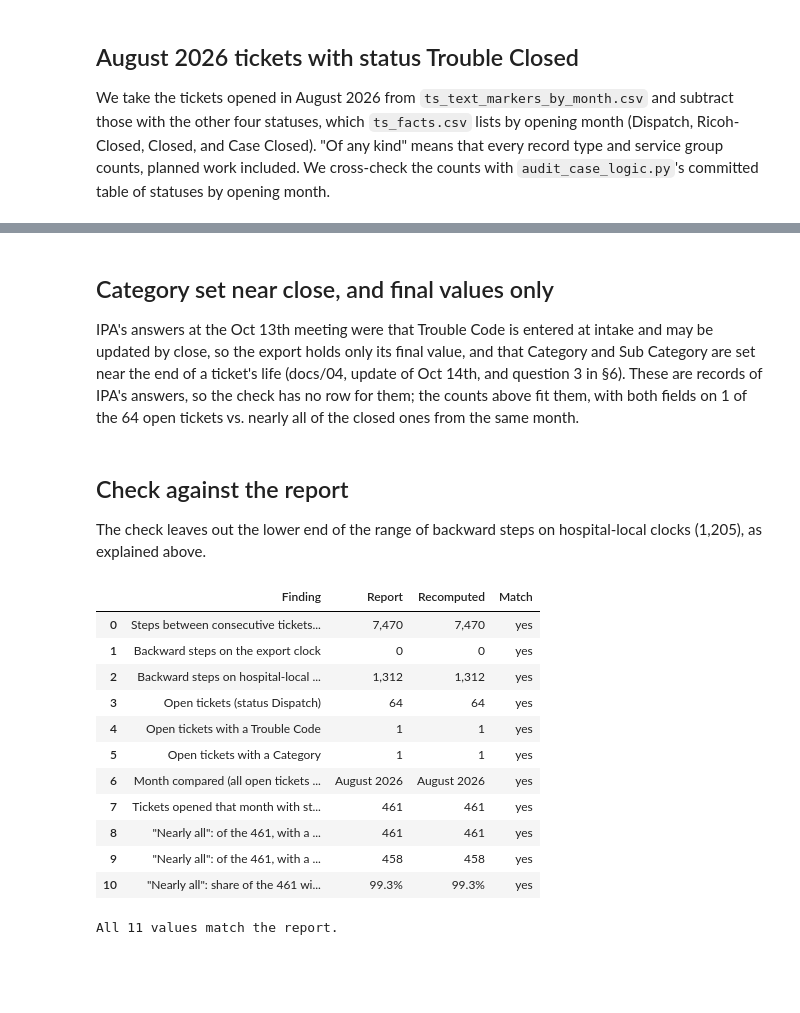
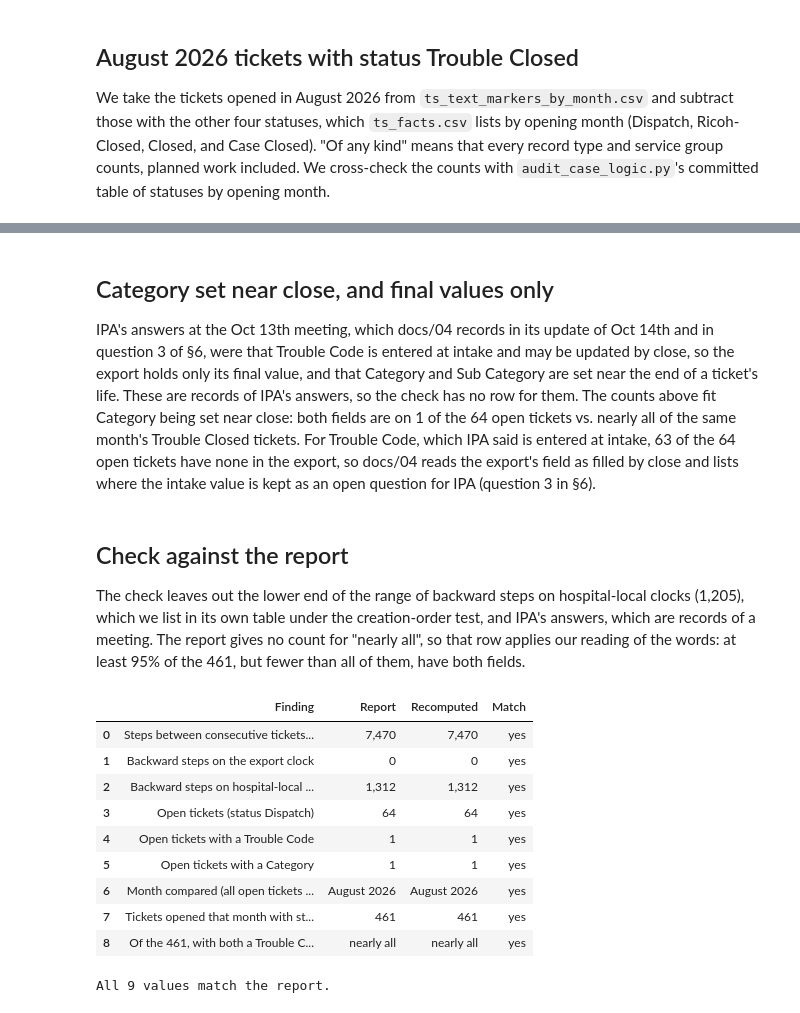
Before and after one commit to zach-yaninek/analytics-lab, a Jupyter notebook: notebooks/05_ticket_clock_and_fields.ipynb, the cells around one changed output, grey strips where cells are left out. Drawn from its saved outputs; the diff is of its cells as text; code cells hidden in the pictures; blank space fills up the shorter version.

```diff
--- a/notebooks/05_ticket_clock_and_fields.ipynb
+++ b/notebooks/05_ticket_clock_and_fields.ipynb
@@ -71,9 +80,16 @@ print(f'{n_tickets:,} tickets opened from {tickets_by_month.index[0]} to {ticket
 order = R.read_csv(OUT, 'case_order_steps.csv')
 export, local = order.iloc[0], order.iloc[1:]
 assert export.clock == 'export clock, as recorded' and export.steps == n_steps and (local.steps == n_steps).all()
-primary = local[local.clock.str.startswith('shown locally') & local.zone_map.str.startswith('state + ZIP3')].iloc[0]
+shown = local[local.clock.str.startswith('shown locally')]  # each recorded time as its hospital's zone would show it
+read_local = local[local.clock.str.startswith('read as local')]  # each recorded time read as local, moved to Eastern
+assert len(shown) == len(read_local) == 2 and len(shown) + len(read_local) == len(local)
+primary = shown[shown.zone_map.str.startswith('state + ZIP3')].iloc[0]  # timestamp_semantics.py's map
+upper = shown.backward.max()
+assert primary.backward == upper  # the upper end of the range is the count on timestamp_semantics.py's map
+assert (local.backward > 1200).all()  # docs/04 §2.1: more than 1,200 backward steps on hospital-local clocks
 print(f'Export clock: {export.backward} of {export.steps:,} steps go backwards, and {export.ties} stay in the same '
-      f'minute. Hospital-local clocks: {R.span(local.backward.min(), local.backward.max())} backward steps, '
-      f"{primary.backward:,} on timestamp_semantics.py's map with each time shown locally.")
+      f'minute.')
+print(f'Shown locally: {R.span(shown.backward.min(), upper)} backward steps, {primary.backward:,} on '
+      f"timestamp_semantics.py's map. Read as local: {R.span(read_local.backward.min(), read_local.backward.max())}.")
 order
 # %% [output]
@@ -242,0 +282,22 @@ nearly
+# %%
+NEARLY_ALL = 0.95  # our reading of "nearly all": at least 95%, but fewer than all
+
+
+def how_many(count, total):
+    """The report's words for how many of a group have both fields: 'all', 'nearly all', or the count."""
+    if count == total:
+        return 'all'
+    if count >= NEARLY_ALL * total:
+        return 'nearly all'
+    return f'{count} of {total}'
+
+
+aug_both_words = how_many(aug_both, n_aug_closed)
+docs04 = pd.DataFrame([
+    ('Of the 461, with a Trouble Code (docs/04 §1 and §5)', '461 of 461', f'{aug_code} of {n_aug_closed}'),
+    ('Of the 461, with a Category (docs/04 §5)', '99.3%', R.pct(aug_category_share, 1)),
+], columns=['Finding', 'docs/04', 'Recomputed'])
+docs04['Match'] = (docs04['docs/04'] == docs04['Recomputed']).map({True: 'yes', False: 'NO'})
+print(f'Of the {n_aug_closed}, {aug_both} have both fields: {aug_both_words}.')
+assert (docs04.Match == 'yes').all(), "a recomputed count differs from docs/04's"
+docs04
@@ -243,36 +309,32 @@ nearly
 # %% [markdown]
 ## Category set near close, and final values only
 
-IPA's answers at the Oct 13th meeting were that Trouble Code is entered at intake and may be updated by close, so the export holds only its final value, and that Category and Sub Category are set near the end of a ticket's life (docs/04, update of Oct 14th, and question 3 in §6). These are records of IPA's answers, so the check has no row for them; the counts above fit them, with both fields on 1 of the 64 open tickets vs. nearly all of the closed ones from the same month.
+IPA's answers at the Oct 13th meeting, which docs/04 records in its update of Oct 14th and in question 3 of §6, were that Trouble Code is entered at intake and may be updated by close, so the export holds only its final value, and that Category and Sub Category are set near the end of a ticket's life. These are records of IPA's answers, so the check has no row for them. The counts above fit Category being set near close: both fields are on 1 of the 64 open tickets vs. nearly all of the same month's Trouble Closed tickets. For Trouble Code, which IPA said is entered at intake, 63 of the 64 open tickets have none in the export, so docs/04 reads the export's field as filled by close and lists where the intake value is kept as an open question for IPA (question 3 in §6).
 # %% [markdown]
 ## Check against the report
 
-The check leaves out the lower end of the range of backward steps on hospital-local clocks (1,205), as explained above.
+The check leaves out the lower end of the range of backward steps on hospital-local clocks (1,205), which we list in its own table under the creation-order test, and IPA's answers, which are records of a meeting. The report gives no count for "nearly all", so that row applies our reading of the words: at least 95% of the 461, but fewer than all of them, have both fields.
 # %%
 R.check([
     ('Steps between consecutive tickets in case-number order', '7,470', R.num(n_steps)),
     ('Backward steps on the export clock', '0', R.num(export.backward)),
-    ('Backward steps on hospital-local clocks, upper end', '1,312', R.num(local.backward.max())),
+    ('Backward steps on hospital-local clocks, upper end', '1,312', R.num(upper)),
     ('Open tickets (status Dispatch)', '64', R.num(n_open)),
     ('Open tickets with a Trouble Code', '1', R.num(open_code)),
     ('Open tickets with a Category', '1', R.num(open_category)),
     ('Month compared (all open tickets were opened in it)', 'August 2026', month_label),
     ('Tickets opened that month with status Trouble Closed', '461', R.num(n_aug_closed)),
-    ('"Nearly all": of the 461, with a Trouble Code', '461', R.num(aug_code)),
-    ('"Nearly all": of the 461, with a Category', '458', R.num(aug_category)),
-    ('"Nearly all": share of the 461 with a Category', '99.3%', R.pct(aug_category_share, 1)),
+    ('Of the 461, with both a Trouble Code and a Category', 'nearly all', aug_both_words),
 ]);
 # %% [output]
 |  | Finding | Report | Recomputed | Match |
 | 0 | Steps between consecutive tickets... | 7,470 | 7,470 | yes |
 | 1 | Backward steps on the export clock | 0 | 0 | yes |
 | 2 | Backward steps on hospital-local ... | 1,312 | 1,312 | yes |
 | 3 | Open tickets (status Dispatch) | 64 | 64 | yes |
 | 4 | Open tickets with a Trouble Code | 1 | 1 | yes |
 | 5 | Open tickets with a Category | 1 | 1 | yes |
 | 6 | Month compared (all open tickets ... | August 2026 | August 2026 | yes |
 | 7 | Tickets opened that month with st... | 461 | 461 | yes |
-| 8 | "Nearly all": of the 461, with a ... | 461 | 461 | yes |
-| 9 | "Nearly all": of the 461, with a ... | 458 | 458 | yes |
-| 10 | "Nearly all": share of the 461 wi... | 99.3% | 99.3% | yes |
+| 8 | Of the 461, with both a Trouble C... | nearly all | nearly all | yes |
-All 11 values match the report.
+All 9 values match the report.
```
Also changed, not shown: parts of 17 cells of this notebook, 7 other files.
